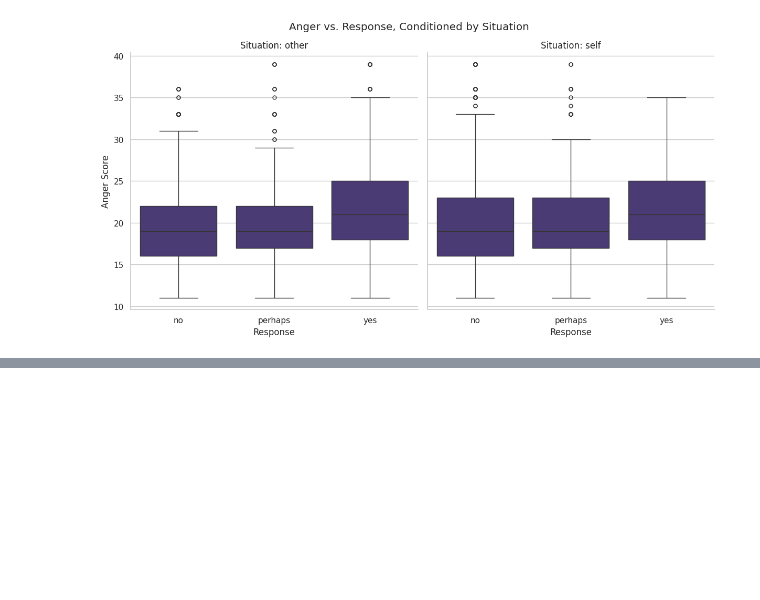
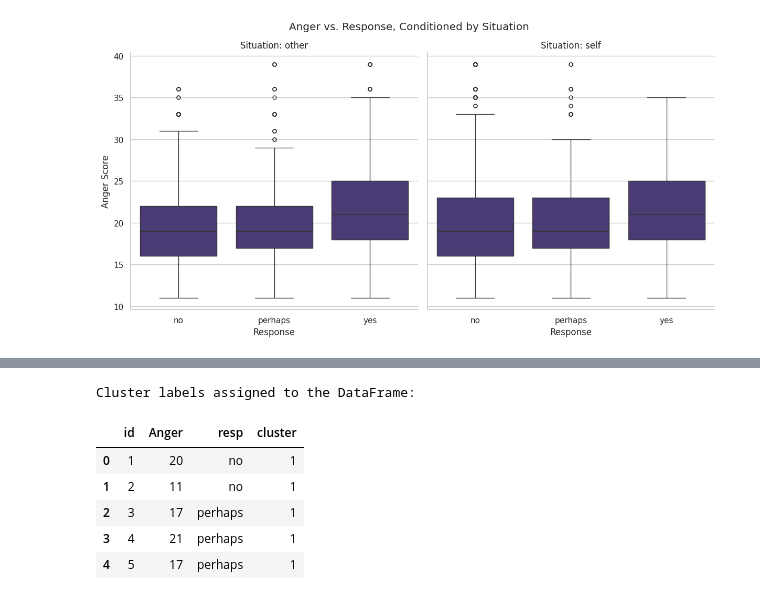
Before and after one commit to mukherjeeuttio/22BDS0148_EDA, a Jupyter notebook: 22BDS0148.ipynb, the cells around one changed output, grey strips where cells are left out. Cells and saved outputs as stored; diff of their text form; code cells hidden in the pictures; blank space fills up the shorter version.

```diff
--- a/22BDS0148.ipynb
+++ b/22BDS0148.ipynb
@@ -282,0 +332,20 @@ plt.show()
+# %%
+# Initialize the model with 4 clusters
+hac_model = AgglomerativeClustering(n_clusters=4, linkage='ward')
+
+# Fit the model and get the cluster labels
+cluster_labels = hac_model.fit_predict(df_scaled)
+
+# Add the new cluster labels back to our original (non-encoded) DataFrame
+df['cluster'] = cluster_labels
+
+print("Cluster labels assigned to the DataFrame:")
+display(df[['id', 'Anger', 'resp', 'cluster']].head())
+# %% [output]
+Cluster labels assigned to the DataFrame:
+|  | id | Anger | resp | cluster |
+| 0 | 1 | 20 | no | 1 |
+| 1 | 2 | 11 | no | 1 |
+| 2 | 3 | 17 | perhaps | 1 |
+| 3 | 4 | 21 | perhaps | 1 |
+| 4 | 5 | 17 | perhaps | 1 |
```
Also changed, not shown: parts of 7 cells of this notebook.
